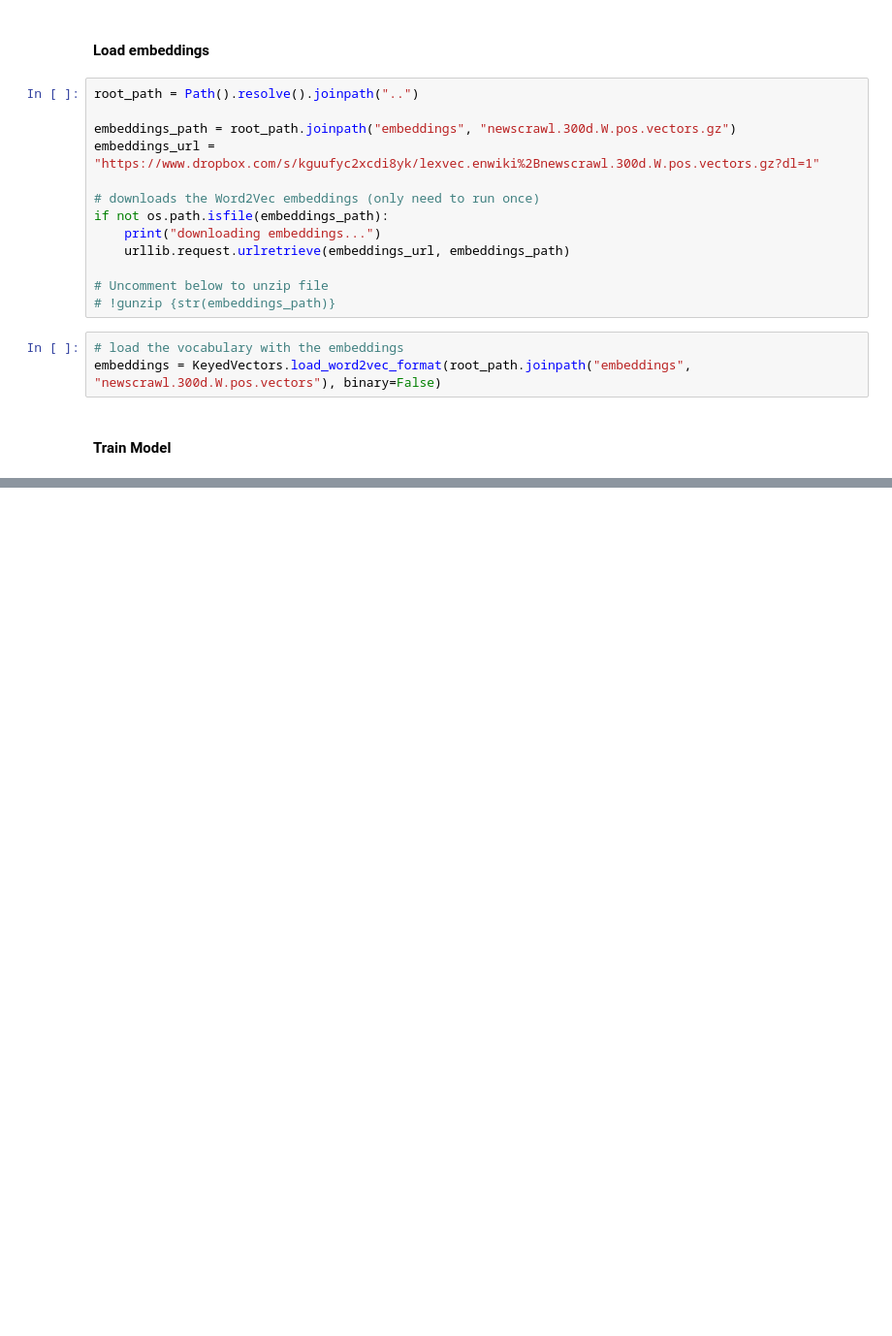
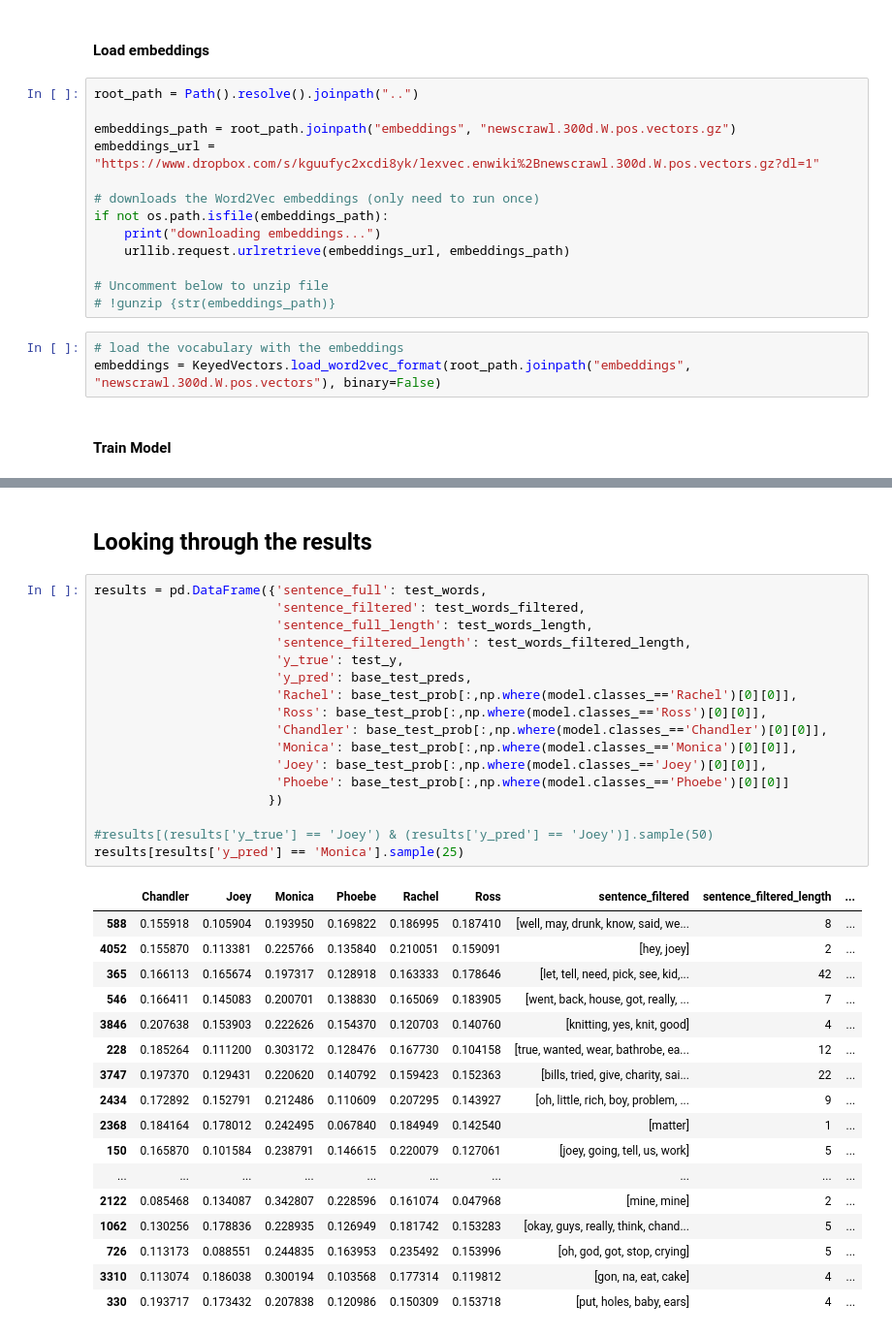
Before and after one commit to acarl005/w266-final, a Jupyter notebook: analysis/2_logistic_regression.ipynb, the cells around one changed output, grey strips where cells are left out. Shown: that part at 97% size. Drawn from its saved outputs; the diff is of its cells as text; blank space fills up the shorter version.

```diff
--- a/analysis/2_logistic_regression.ipynb
+++ b/analysis/2_logistic_regression.ipynb
@@ -135,0 +147,37 @@ weighted avg       0.25      0.26      0.25      4217
+# %% [markdown]
+## Looking through the results
+# %%
+results = pd.DataFrame({'sentence_full': test_words,
+                        'sentence_filtered': test_words_filtered,
+                        'sentence_full_length': test_words_length,
+                        'sentence_filtered_length': test_words_filtered_length,
+                        'y_true': test_y,
+                        'y_pred': base_test_preds,
+                        'Rachel': base_test_prob[:,np.where(model.classes_=='Rachel')[0][0]],
+                        'Ross': base_test_prob[:,np.where(model.classes_=='Ross')[0][0]],
+                        'Chandler': base_test_prob[:,np.where(model.classes_=='Chandler')[0][0]],
+                        'Monica': base_test_prob[:,np.where(model.classes_=='Monica')[0][0]],
+                        'Joey': base_test_prob[:,np.where(model.classes_=='Joey')[0][0]],
+                        'Phoebe': base_test_prob[:,np.where(model.classes_=='Phoebe')[0][0]]
+                       })
+
+#results[(results['y_true'] == 'Joey') & (results['y_pred'] == 'Joey')].sample(50)
+results[results['y_pred'] == 'Monica'].sample(25)
+# %% [output]
+|  | Chandler | Joey | Monica | Phoebe | Rachel | Ross | sentence_filtered | sentence_filtered_length | ... |
+| 588 | 0.155918 | 0.105904 | 0.193950 | 0.169822 | 0.186995 | 0.187410 | [well, may, drunk, know, said, we... | 8 | ... |
+| 4052 | 0.155870 | 0.113381 | 0.225766 | 0.135840 | 0.210051 | 0.159091 | [hey, joey] | 2 | ... |
+| 365 | 0.166113 | 0.165674 | 0.197317 | 0.128918 | 0.163333 | 0.178646 | [let, tell, need, pick, see, kid,... | 42 | ... |
+| 546 | 0.166411 | 0.145083 | 0.200701 | 0.138830 | 0.165069 | 0.183905 | [went, back, house, got, really, ... | 7 | ... |
+| 3846 | 0.207638 | 0.153903 | 0.222626 | 0.154370 | 0.120703 | 0.140760 | [knitting, yes, knit, good] | 4 | ... |
+| 228 | 0.185264 | 0.111200 | 0.303172 | 0.128476 | 0.167730 | 0.104158 | [true, wanted, wear, bathrobe, ea... | 12 | ... |
+| 3747 | 0.197370 | 0.129431 | 0.220620 | 0.140792 | 0.159423 | 0.152363 | [bills, tried, give, charity, sai... | 22 | ... |
+| 2434 | 0.172892 | 0.152791 | 0.212486 | 0.110609 | 0.207295 | 0.143927 | [oh, little, rich, boy, problem, ... | 9 | ... |
+| 2368 | 0.184164 | 0.178012 | 0.242495 | 0.067840 | 0.184949 | 0.142540 | [matter] | 1 | ... |
+| 150 | 0.165870 | 0.101584 | 0.238791 | 0.146615 | 0.220079 | 0.127061 | [joey, going, tell, us, work] | 5 | ... |
+| ... | ... | ... | ... | ... | ... | ... | ... | ... | ... |
+| 2122 | 0.085468 | 0.134087 | 0.342807 | 0.228596 | 0.161074 | 0.047968 | [mine, mine] | 2 | ... |
+| 1062 | 0.130256 | 0.178836 | 0.228935 | 0.126949 | 0.181742 | 0.153283 | [okay, guys, really, think, chand... | 5 | ... |
+| 726 | 0.113173 | 0.088551 | 0.244835 | 0.163953 | 0.235492 | 0.153996 | [oh, god, got, stop, crying] | 5 | ... |
+| 3310 | 0.113074 | 0.186038 | 0.300194 | 0.103568 | 0.177314 | 0.119812 | [gon, na, eat, cake] | 4 | ... |
+| 330 | 0.193717 | 0.173432 | 0.207838 | 0.120986 | 0.150309 | 0.153718 | [put, holes, baby, ears] | 4 | ... |
```
Also changed, not shown: parts of 6 cells of this notebook, 3 other files.
